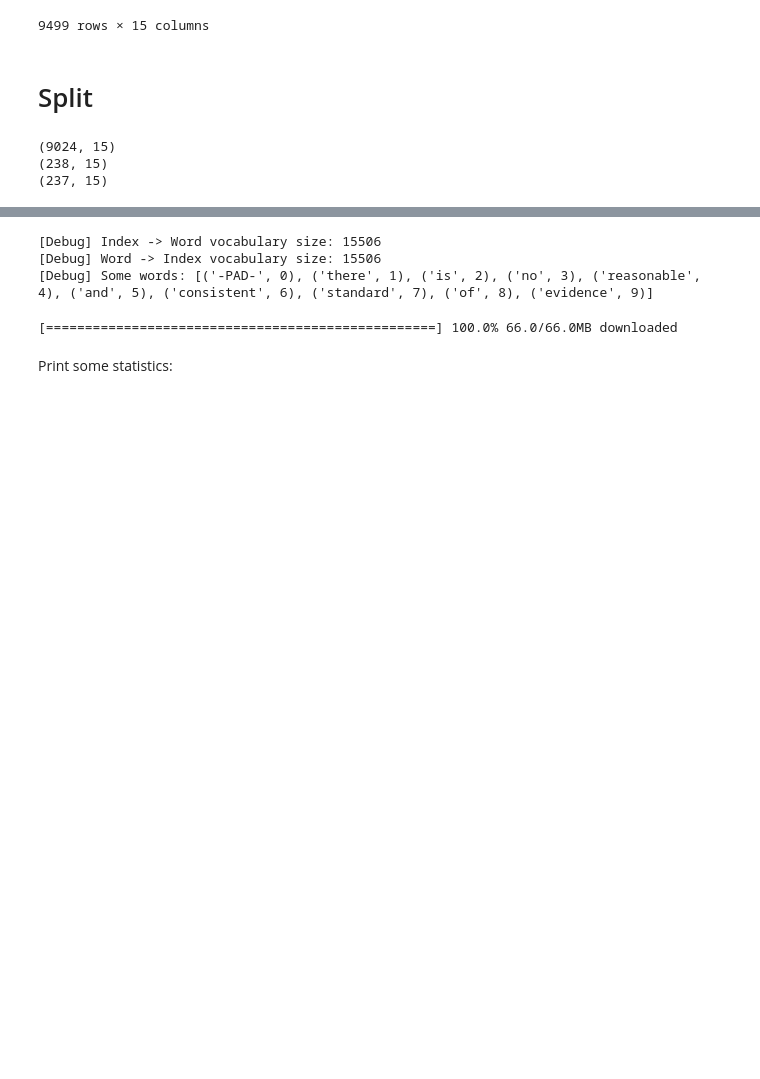
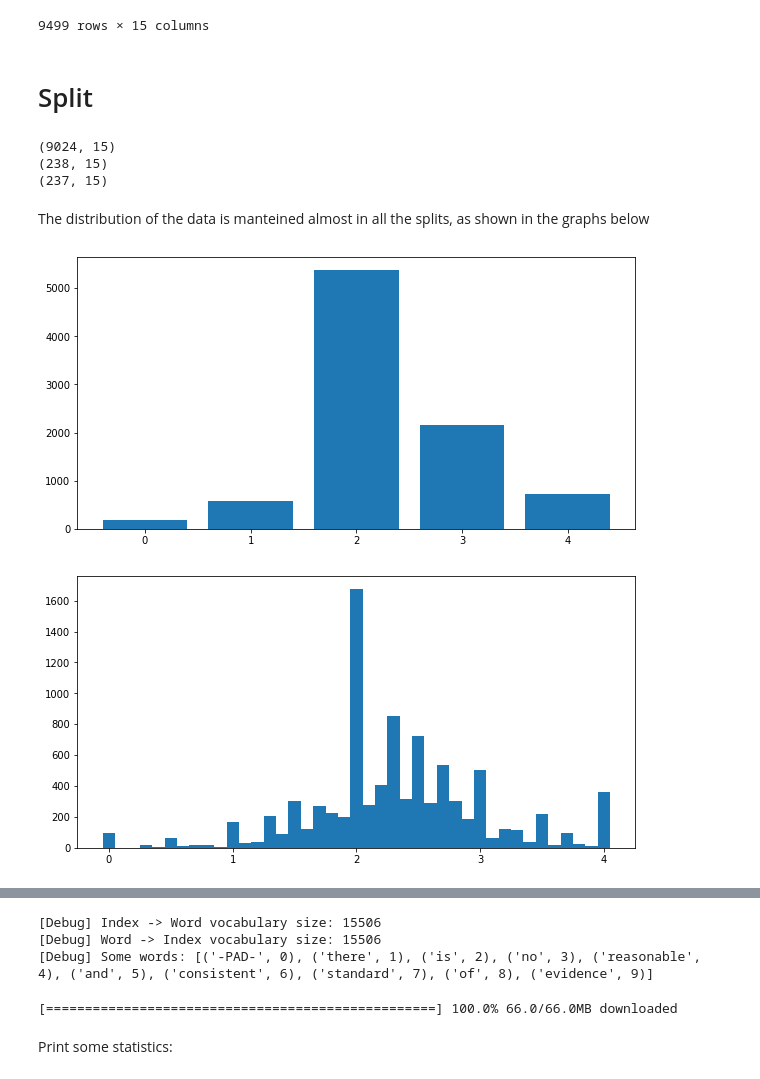
Before and after one commit to FedeSpu/argumentative-debates, a Jupyter notebook: argumentative-debates.ipynb, the cells around one changed output, grey strips where cells are left out. Saved outputs shown, nothing was run; the diff lists cells and outputs as text; code cells hidden in the pictures; blank space fills up the shorter version.

```diff
--- a/argumentative-debates.ipynb
+++ b/argumentative-debates.ipynb
@@ -71,7 +85,7 @@ for root, dirs, files in os.walk('.'):
   if root == '.':
     continue
 
-  debate_names = [debate for debate in files if '.CSV' in debate and 'output' not in debate]
+  debate_names = [debate for debate in files if '.CSV' in debate]
   if debate_names:
     debates[root] = debate_names
 
@@ -161,10 +175,6 @@ In this section we perform some analysis on the dataset to discover relation bet
 - see if the distribution of the impact (integer and rounded to first decimal) is uniform or there are peaks that suggest is better to use a classifier instead of a regressor
 - see if there is a relation between the depth and the number of votes or the impact value
 # %%
-# The list of votes of the csv file is a string;
-# this line of code convert the string into a list of integer
-df['Votes'] = df['Votes'].apply(lambda x: [int(elem) for elem in ast.literal_eval(x)])
-
 def show_histogram_tot_votes(df):
   '''
   Plot the histogram of total singular votes (that are integer between 0 and 4),
@@ -411,3 +419,10 @@ print(test.shape)
 (9024, 15)
 (238, 15)
 (237, 15)
+# %% [markdown]
+The distribution of the data is manteined almost in all the splits, as shown in the graphs below
+# %%
+show_histogram_mean_votes(train)
+# %% [output]
+[figure, added]
+[figure, added]
```
Also changed, not shown: parts of 39 cells of this notebook.
